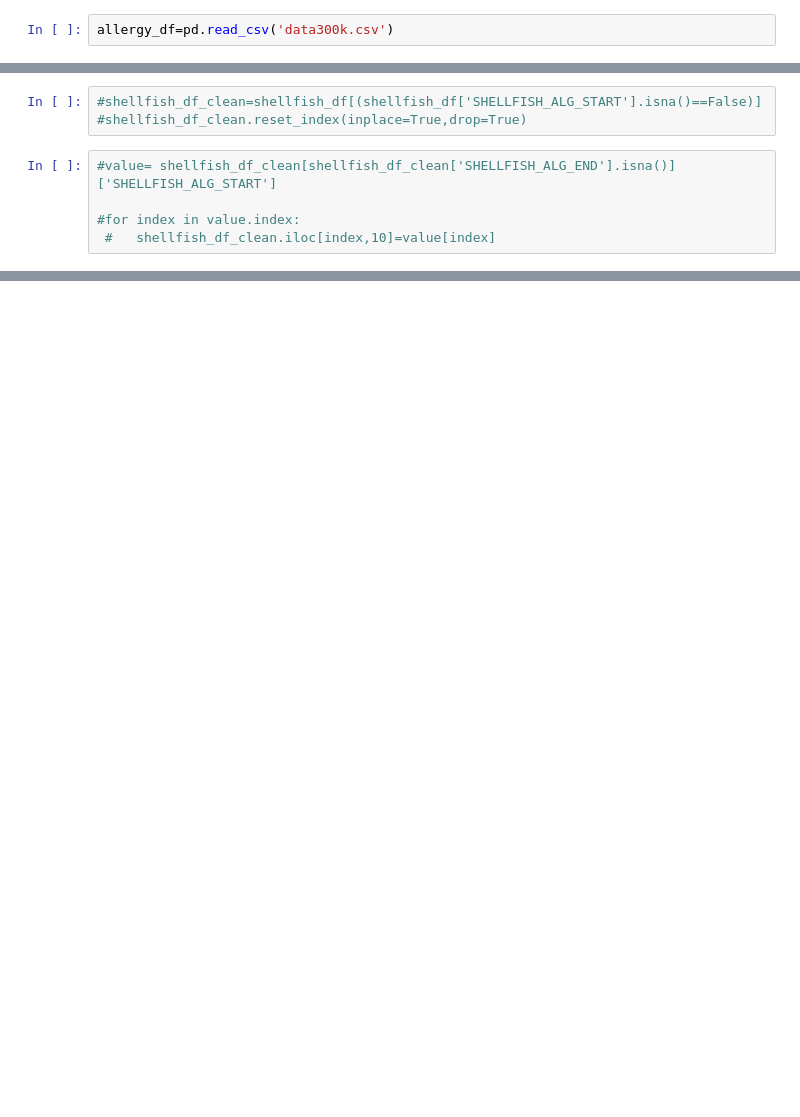
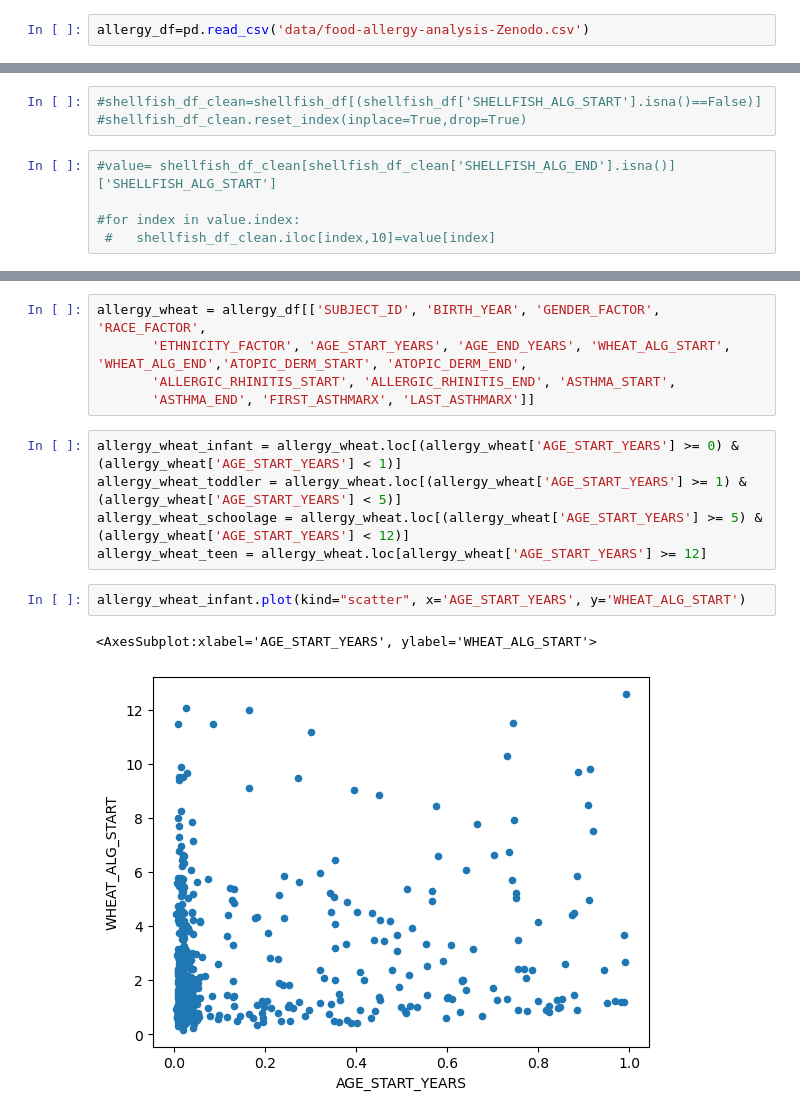
Before and after one commit to leahkrause/project_1, a Jupyter notebook: Allergy.ipynb, the cells around one changed output, grey strips where cells are left out. Saved outputs shown, nothing was run; the diff lists cells and outputs as text; blank space fills up the shorter version.

Commit message:
wheat age ranges

```diff
--- a/Allergy.ipynb
+++ b/Allergy.ipynb
@@ -3,6 +3,6 @@ import pandas as pd
 import numpy as np
 import matplotlib.pyplot as plt
 # %%
-allergy_df=pd.read_csv('data300k.csv')
+allergy_df=pd.read_csv('data/food-allergy-analysis-Zenodo.csv')
 # %%
 allergy_df.describe()
@@ -220,0 +106,15 @@ array(['S0 - Male', 'S1 - Female'], dtype=object)
+# %%
+allergy_wheat = allergy_df[['SUBJECT_ID', 'BIRTH_YEAR', 'GENDER_FACTOR', 'RACE_FACTOR',
+       'ETHNICITY_FACTOR', 'AGE_START_YEARS', 'AGE_END_YEARS', 'WHEAT_ALG_START', 'WHEAT_ALG_END','ATOPIC_DERM_START', 'ATOPIC_DERM_END',
+       'ALLERGIC_RHINITIS_START', 'ALLERGIC_RHINITIS_END', 'ASTHMA_START',
+       'ASTHMA_END', 'FIRST_ASTHMARX', 'LAST_ASTHMARX']]
+# %%
+allergy_wheat_infant = allergy_wheat.loc[(allergy_wheat['AGE_START_YEARS'] >= 0) & (allergy_wheat['AGE_START_YEARS'] < 1)]
+allergy_wheat_toddler = allergy_wheat.loc[(allergy_wheat['AGE_START_YEARS'] >= 1) & (allergy_wheat['AGE_START_YEARS'] < 5)]
+allergy_wheat_schoolage = allergy_wheat.loc[(allergy_wheat['AGE_START_YEARS'] >= 5) & (allergy_wheat['AGE_START_YEARS'] < 12)]
+allergy_wheat_teen = allergy_wheat.loc[allergy_wheat['AGE_START_YEARS'] >= 12]
+# %%
+allergy_wheat_infant.plot(kind="scatter", x='AGE_START_YEARS', y='WHEAT_ALG_START')
+# %% [output]
+<AxesSubplot:xlabel='AGE_START_YEARS', ylabel='WHEAT_ALG_START'>
+[figure, added]
```
Also changed, not shown: parts of 18 cells of this notebook.
